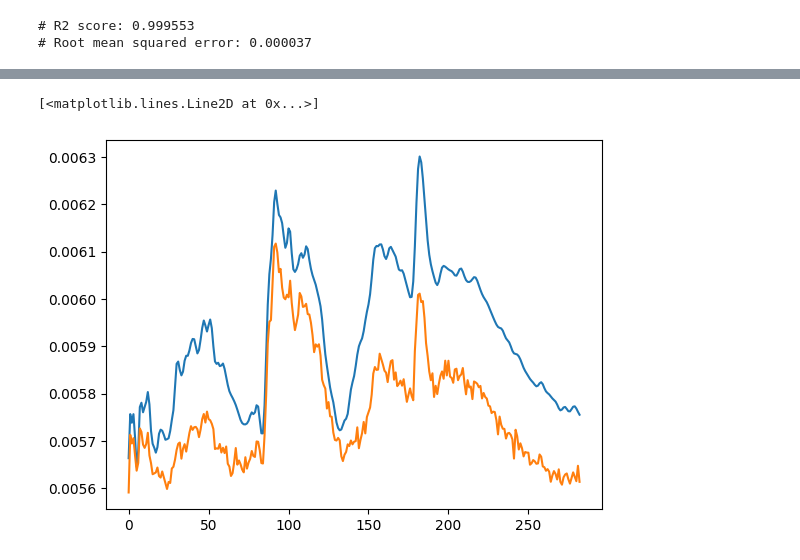
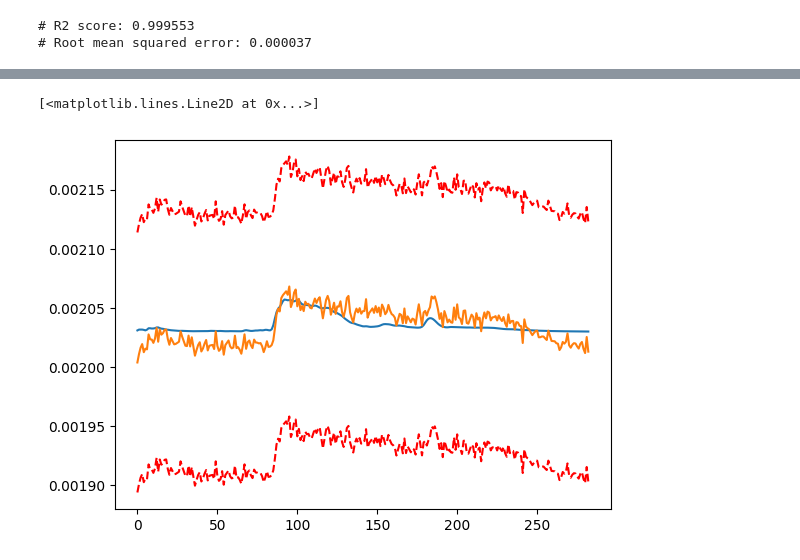
Before and after one commit to mmletgo/NeurIPS_2024, a Jupyter notebook: ST_Predict.ipynb, the cells around one changed output, grey strips where cells are left out. Drawn from its saved outputs; the diff is of its cells as text; code cells hidden in the pictures.

```diff
--- a/predict_new.ipynb
+++ b/ST_Predict.ipynb
@@ -192,5 +127,6 @@ plt.show()
 # %% [output]
 [figure]
 # %%
+reviewtarget = reviewtarget.numpy()
 reviewtarget.min(), reviewtarget.max()
 # %% [output]
@@ -225,6 +136,8 @@ targets.shape
+# %%
+reviewtarget = reviewtarget * whitelight_s_test[:, np.newaxis]
 # %%
-print(f"# R2 score: {r2_score(targets, all_predictions):.6f}")
-sigma_pred = mean_squared_error(targets, all_predictions, squared=False)
+print(f"# R2 score: {r2_score(reviewtarget, all_predictions):.6f}")
+sigma_pred = mean_squared_error(reviewtarget, all_predictions, squared=False)
 print(f"# Root mean squared error: {sigma_pred:.6f}")
 # %% [output]
 # R2 score: 0.999553
@@ -305,21 +160,0 @@ print(f"# Estimated competition score: {gll_score:.3f}")
-# %%
-best_gll = 0
-best_sigma = 0
-for i in range(10, 200):
-    sigma_test = i * 0.000001
-    sub_df = postprocessing(all_predictions,
-                            wavelengths,
-                            test_adc_info[mask].index,
-                            sigma_pred=np.tile(
-                                np.where(test_adc_info[mask][['star']] <= 1,
-                                         sigma_test, 0.000117), (1, 283)))
-    gll_score = competition_score(train_labels[mask].copy().reset_index(),
-                                  sub_df.copy().reset_index(),
-                                  naive_mean=train_labels.values.mean(),
-                                  naive_sigma=train_labels.values.std(),
-                                  sigma_true=0.00001)
-    if gll_score > best_gll:
-        best_gll = gll_score
-        best_sigma = sigma_test
-print(f"# Best sigma: {best_sigma:.6f}")
-print(f"# Best GLL: {best_gll:.3f}")
@@ -429,7 +211,9 @@ Data point 112 is an outlier in 1 columns and normal in columns: [0, 1, 2, 3, 4,
 # %%
-planet = 217
-plt.plot(targets[planet, :])
+planet = 283
+plt.plot(reviewtarget[planet, :])
 plt.plot(all_predictions[planet, :])
+plt.plot(all_predictions[planet, :] + 3 * sigma_pred, 'r--')
+plt.plot(all_predictions[planet, :] - 3 * sigma_pred, 'r--')
 # %% [output]
 [<matplotlib.lines.Line2D at 0x...>]
-[figure, old version]
+[figure, new version]
```
Also changed, not shown: parts of 34 cells of this notebook, 12 other files.
